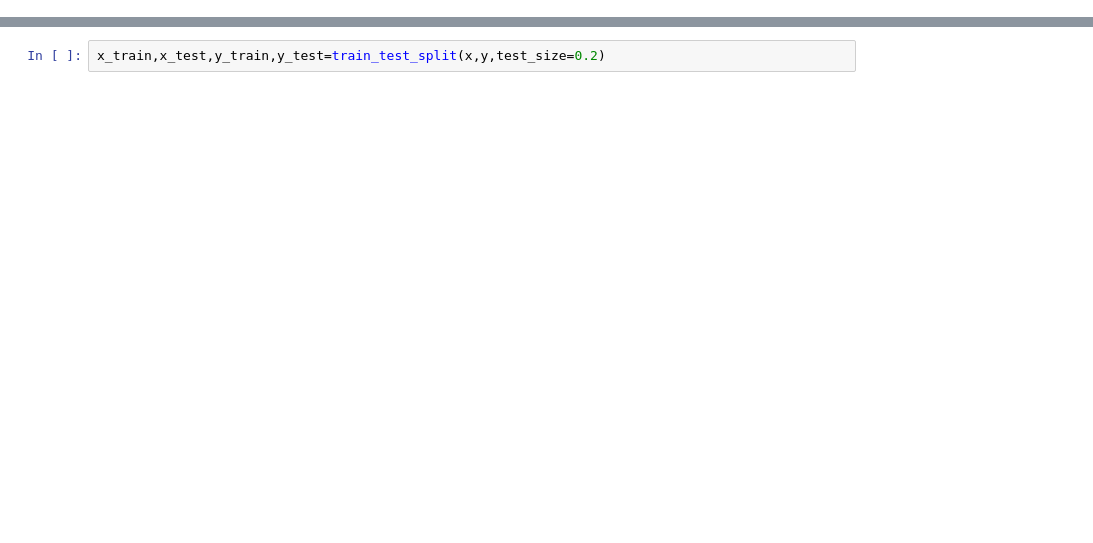
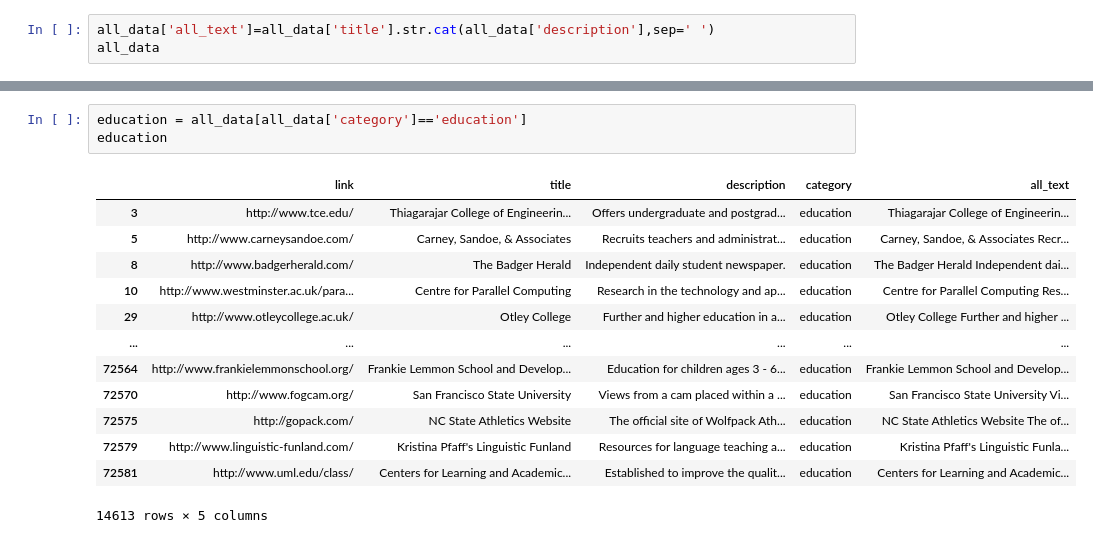
Before and after one commit to bamobravo/IR_tunde, a Jupyter notebook: text_model.ipynb, the cells around one changed output, grey strips where cells are left out. Cells and saved outputs as stored; diff of their text form; blank space fills up the shorter version.

Commit message:
built model for text classification with cosine similarity score

```diff
--- a/text_model.ipynb
+++ b/text_model.ipynb
@@ -17,0 +17,3 @@ all_data.head()
+# %%
+all_data['all_text']=all_data['title'].str.cat(all_data['description'],sep=' ')
+all_data
@@ -18,2 +34,17 @@ all_data.head()
 # %%
-x_train,x_test,y_train,y_test=train_test_split(x,y,test_size=0.2)
+education = all_data[all_data['category']=='education']
+education
+# %% [output]
+|  | link | title | description | category | all_text |
+| 3 | http://www.tce.edu/ | Thiagarajar College of Engineerin... | Offers undergraduate and postgrad... | education | Thiagarajar College of Engineerin... |
+| 5 | http://www.carneysandoe.com/ | Carney, Sandoe, & Associates | Recruits teachers and administrat... | education | Carney, Sandoe, & Associates Recr... |
+| 8 | http://www.badgerherald.com/ | The Badger Herald | Independent daily student newspaper. | education | The Badger Herald Independent dai... |
+| 10 | http://www.westminster.ac.uk/para... | Centre for Parallel Computing | Research in the technology and ap... | education | Centre for Parallel Computing Res... |
+| 29 | http://www.otleycollege.ac.uk/ | Otley College | Further and higher education in a... | education | Otley College Further and higher ... |
+| ... | ... | ... | ... | ... | ... |
+| 72564 | http://www.frankielemmonschool.org/ | Frankie Lemmon School and Develop... | Education for children ages 3 - 6... | education | Frankie Lemmon School and Develop... |
+| 72570 | http://www.fogcam.org/ | San Francisco State University | Views from a cam placed within a ... | education | San Francisco State University Vi... |
+| 72575 | http://gopack.com/ | NC State Athletics Website | The official site of Wolfpack Ath... | education | NC State Athletics Website The of... |
+| 72579 | http://www.linguistic-funland.com/ | Kristina Pfaff's Linguistic Funland | Resources for language teaching a... | education | Kristina Pfaff's Linguistic Funla... |
+| 72581 | http://www.uml.edu/class/ | Centers for Learning and Academic... | Established to improve the qualit... | education | Centers for Learning and Academic... |
+14613 rows × 5 columns
```
Also changed, not shown: parts of 10 cells of this notebook, 18 other files.
